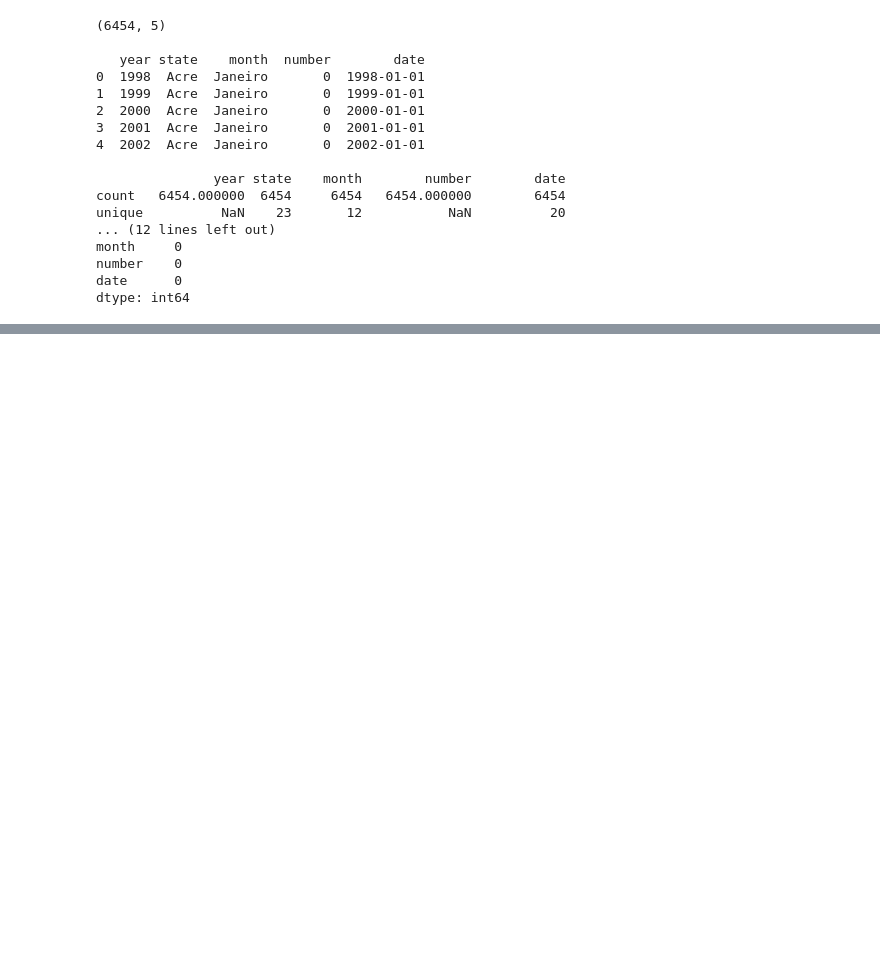
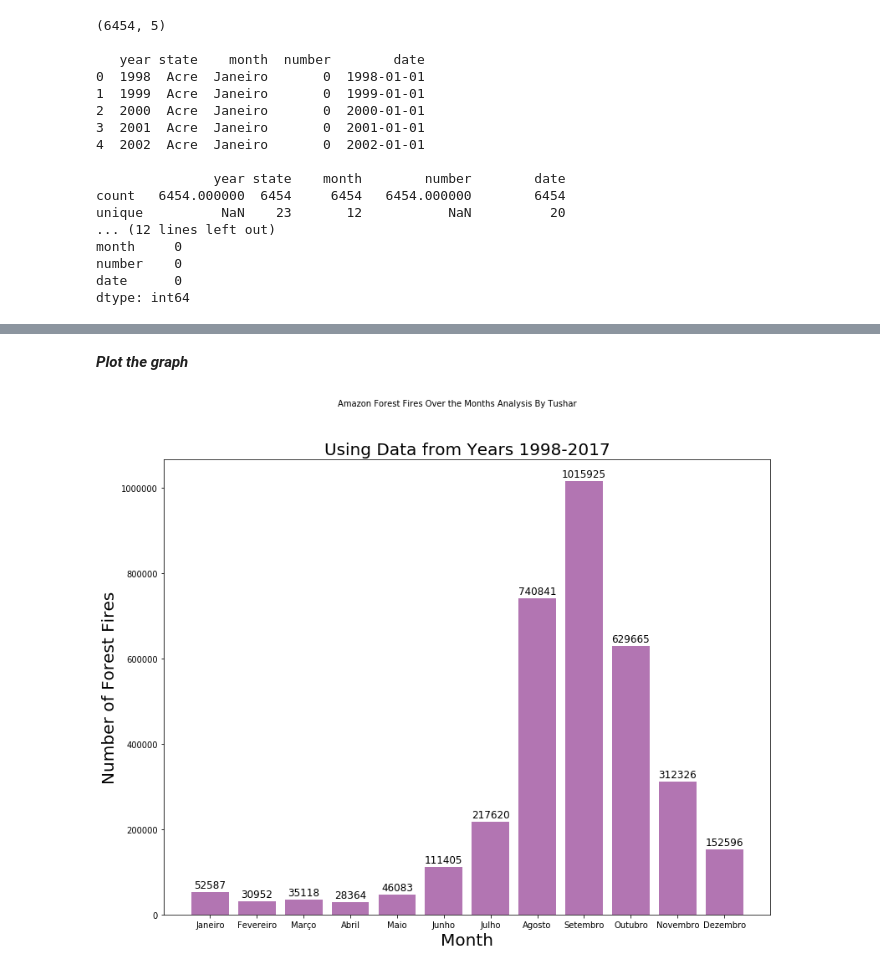
Before and after one commit to tushar821999/Pandas_Library, a Jupyter notebook: Amazon_Forest_Fire_Analysis.ipynb, the cells around one changed output, grey strips where cells are left out. Cells and saved outputs as stored; diff of their text form; code cells hidden in the pictures; blank space fills up the shorter version.

Commit message:
Amazon Forest Fire Analysis | Pandas Library

```diff
--- a/Amazon_Forest_Fire_Analysis.ipynb
+++ b/Amazon_Forest_Fire_Analysis.ipynb
@@ -101,0 +104,6 @@ dtype: int64
+# %%
+# we sum all the number of forest fire from year 1998 to 2017
+# according to months
+forest_fire_per_month = data.groupby('month')['number'].sum()
+# print the subset
+print(forest_fire_per_month)
@@ -101,0 +127,6 @@ dtype: int64
+# %%
+# extract the unique month
+month_unique = list(data.month.unique())
+# reindex according to the unique month
+forest_fire_per_month = forest_fire_per_month.reindex(month_unique,axis=0)
+print(forest_fire_per_month)
@@ -101,0 +150,5 @@ dtype: int64
+# %%
+#forest_fire_per_month = forest_fire_per_month.to_frame()
+print(forest_fire_per_month.head(12))
+# Set a default index
+forest_fire_per_month.reset_index(level=0,inplace=True)
@@ -101,0 +169,19 @@ dtype: int64
+# %% [markdown]
+***Plot the graph***
+# %%
+#specify width and height
+plt.figure(figsize=(13,10))
+#plt.bar(x-value,y-value)
+plt.bar(forest_fire_per_month['month'],forest_fire_per_month['number'],color=(0.5,0.1,0.5,0.6))
+
+# basic details for bar graphs
+plt.suptitle('Amazon Forest Fires Over the Months Analysis By Tushar',fontsize=10)
+plt.title('Using Data from Years 1998-2017', fontsize=20)
+plt.xlabel('Month',fontsize=20)
+plt.ylabel('Number of Forest Fires', fontsize=20)
+
+# indicating the value of each bar in bar graph
+for i,num in enumerate(forest_fire_per_month['number']):
+  plt.text(i,num+10000,num,ha='center',fontsize=12)
+# %% [output]
+[figure, added]
```
Also changed, not shown: parts of 6 cells of this notebook.
